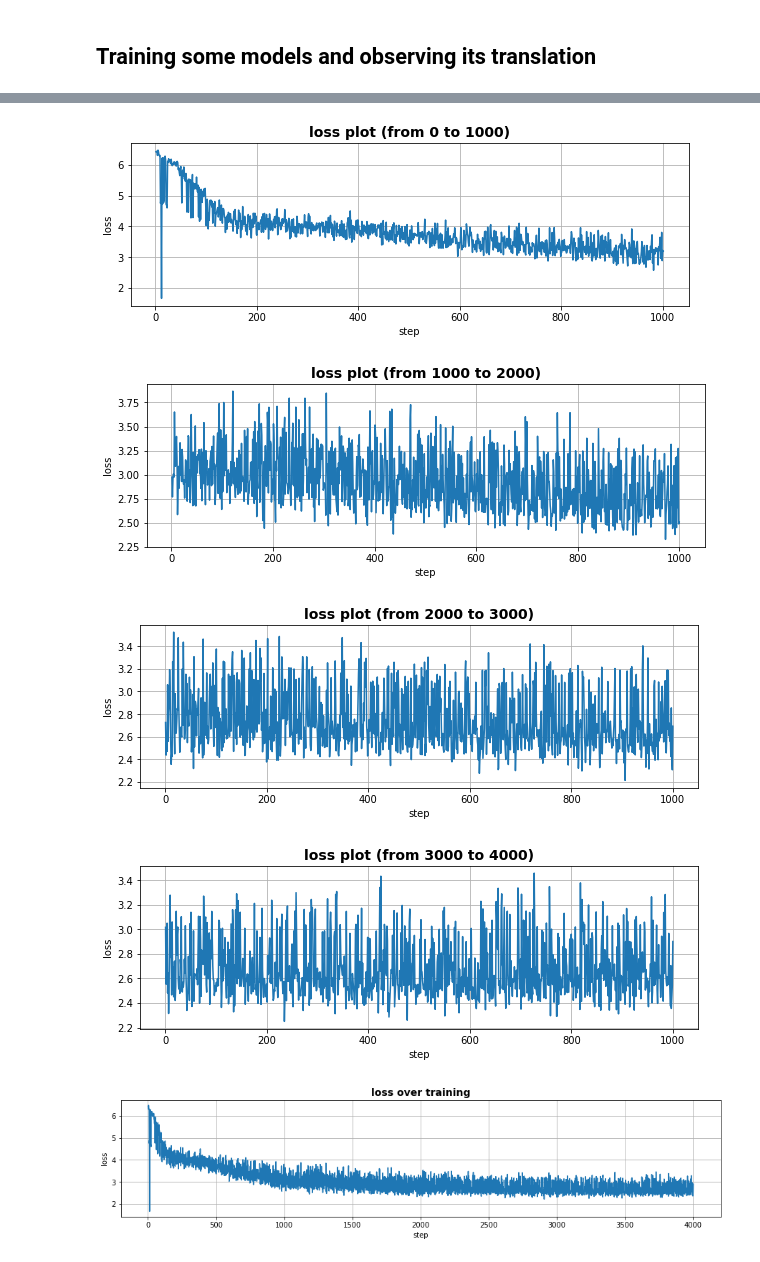
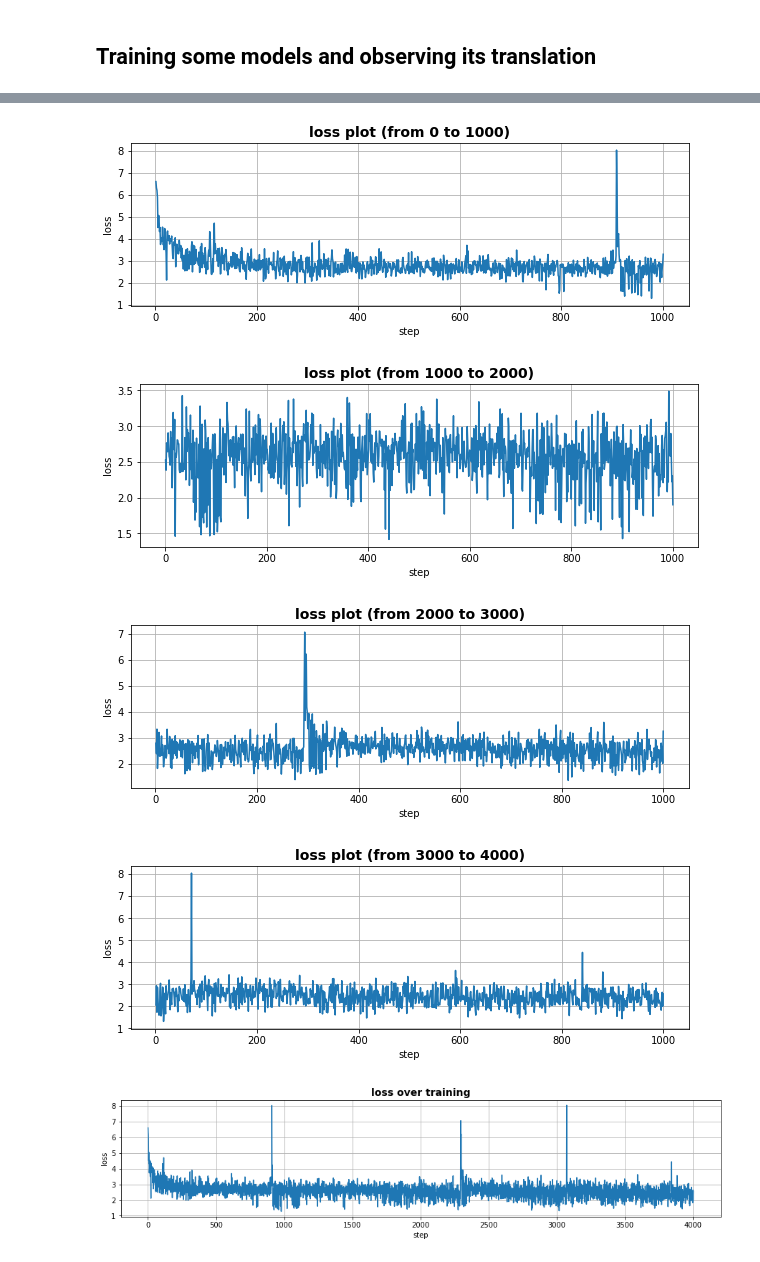
Before and after one commit to felipessalvatore/ContraQA, a Jupyter notebook: lab_five.ipynb, the cells around one changed output, grey strips where cells are left out. Saved outputs shown, nothing was run; the diff lists cells and outputs as text; code cells hidden in the pictures.

```diff
--- a/lab_five.ipynb
+++ b/lab_five.ipynb
@@ -150,6 +157,6 @@ eng_dec 704
 # %% [markdown]
 ### sentences 2 tensors
 # %%
-example = random.choice(pairs)
+example = random.choice(training_pairs_A)
 print(example)
 # %% [output]
@@ -425,0 +450,13 @@ simple_step_plot([losses],
+# %%
+valid_pairs = [tensorsFromPair(pair) for pair in valid_pairs_A]
+valid_loss = []
+for t in valid_pairs:
+    input_sen, output_sen = t
+    loss = get_loss(input_sen,
+                    output_sen,
+                    encoder,
+                    decoder,
+                    criterion,
+                    MAX_LENGTH)
+    valid_loss.append(loss)
+print("mean loss", np.mean(valid_loss))
@@ -441,6 +482,6 @@ def timeSince(since):
 # %%
 n_iters = 1000
-training_pairs_little = [tensorsFromPair(random.choice(pairs)) for i in range(n_iters)]
+training_pairs_little = [tensorsFromPair(random.choice(training_pairs_A)) for i in range(n_iters)]
 
 losses = []
 start = time.time()
@@ -602,5 +673,5 @@ np.random.shuffle(pairs)
 # %%
-for t in pairs[0:3]:
+for t in training_pairs_A[0:3]:
     print("input_sentence : " + t[0])
     neural_translation = translate(encoder,
                                    decoder,
@@ -691,24 +844,18 @@ decoder = DecoderRNN(hidden_size, eng_dec_v_size)
 trainIters(encoder=encoder,
            decoder=decoder,
            n_iters=5000,
-           pairs=pairs,
+           pairs=training_pairs_A,
+           valid_pairs=valid_pairs_A,
+           encoder_path="encoder3.pkl",
+           decoder_path="decoder3.pkl",
            status_every=1000,
-           learning_rate=0.01,
+           learning_rate=0.2,
            teacher_forcing_ratio=0.2)
 
 
-for t in pairs[0:3]:
-    print("input_sentence : " + t[0])
-    neural_translation = translate(encoder,
-                                   decoder,
-                                   t[0],
-                                   max_length=MAX_LENGTH)
-    print("neural translation : " + neural_translation)
-    reference = t[1] + ' <EOS>'
-    print("reference translation : " + reference)
-    reference = reference.split(" ")
-    candidate = neural_translation.split(" ")
-    score = sentence_bleu([reference], candidate)
-    print("blue score = {:.2f}".format(score))
-    print()
+save_translation(training_pairs_A,
+                 encoder,
+                 decoder,
+                 MAX_LENGTH,
+                 "training3.csv")
 # %% [output]
@@ -735,5 +886,5 @@ BLEU scores might be undesirable; use SmoothingFunction().
-[figure, old version]
+[figure, new version]
-[figure, old version]
+[figure, new version]
-[figure, old version]
+[figure, new version]
-[figure, old version]
+[figure, new version]
-[figure, old version]
+[figure, new version]
```
Also changed, not shown: parts of 41 cells of this notebook, 1 other file.
